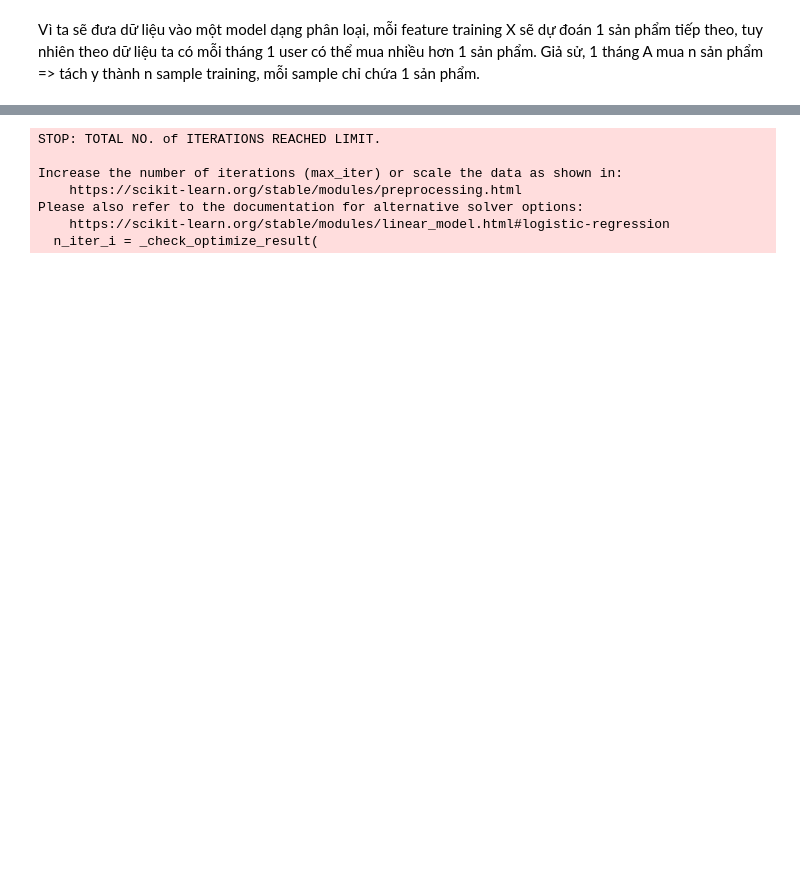
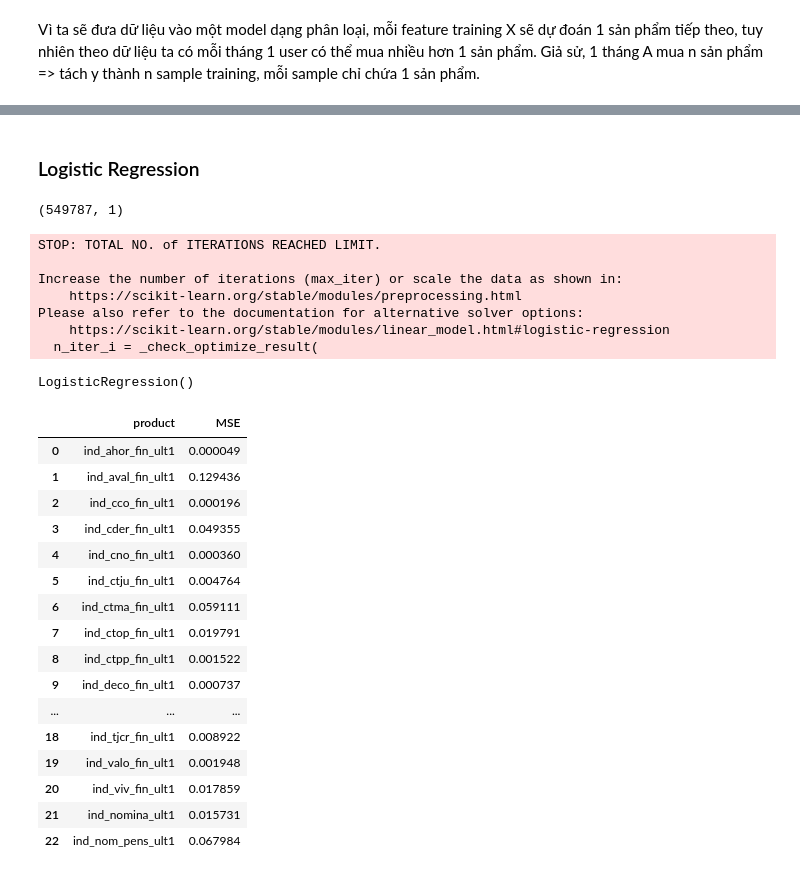
Before and after one commit to dat-browny/Santander-Recommend, a Jupyter notebook: XGBoost_Logistic.ipynb, the cells around one changed output, grey strips where cells are left out. Saved outputs shown, nothing was run; the diff lists cells and outputs as text; code cells hidden in the pictures; blank space fills up the shorter version.

```diff
--- a/XGBoost_Logistic.ipynb
+++ b/XGBoost_Logistic.ipynb
@@ -231,9 +259,15 @@ get_submit_file(y_test)
+# %% [markdown]
+### Logistic Regression
+# %%
+X_train, X_dev, y_train, y_dev = train_test_split(X_filled, y ,test_size=0.1, random_state=42, stratify=y)
+# %%
+y_train.shape
+# %% [output]
+(549787, 1)
 # %%
 from sklearn.linear_model import LogisticRegression
 clf = LogisticRegression()
-clf.fit(X_filled, y)
-y_test = clf.predict(X_test)
-get_submit_file(y_test)
+clf.fit(X_train, y_train)
 # %% [output]
 STOP: TOTAL NO. of ITERATIONS REACHED LIMIT.
 
@@ -242,3 +276,4 @@ Increase the number of iterations (max_iter) or scale the data as shown in:
 Please also refer to the documentation for alternative solver options:
     https://scikit-learn.org/stable/modules/linear_model.html#logistic-regression
   n_iter_i = _check_optimize_result(
+LogisticRegression()
@@ -244,0 +283,19 @@ Please also refer to the documentation for alternative solver options:
+# %%
+y_pred = clf.predict(X_dev)
+# %%
+from sklearn.metrics import mean_squared_error as mse
+from sklearn.preprocessing import OneHotEncoder
+
+def eval_logistic(y_pred, y_truth):
+    record = []
+    encoder = OneHotEncoder()
+    y_truth = encoder.fit_transform(y_truth).toarray()
+    y_pred = encoder.transform(np.reshape(y_pred, (y_pred.shape[0], 1))).toarray()
+
+    for class_ in range(y_pred.shape[1]):
+        label = label_col[class_]
+        error = mse(y_truth[:, class_], y_pred[:, class_])
+        record.append([label, error])
+    return record
+
+df_eval = pd.DataFrame(eval_logistic(y_pred, y_dev), columns=['product', 'MSE'])
@@ -244,0 +306,20 @@ Please also refer to the documentation for alternative solver options:
+# %%
+df_eval
+# %% [output]
+|  | product | MSE |
+| 0 | ind_ahor_fin_ult1 | 0.000049 |
+| 1 | ind_aval_fin_ult1 | 0.129436 |
+| 2 | ind_cco_fin_ult1 | 0.000196 |
+| 3 | ind_cder_fin_ult1 | 0.049355 |
+| 4 | ind_cno_fin_ult1 | 0.000360 |
+| 5 | ind_ctju_fin_ult1 | 0.004764 |
+| 6 | ind_ctma_fin_ult1 | 0.059111 |
+| 7 | ind_ctop_fin_ult1 | 0.019791 |
+| 8 | ind_ctpp_fin_ult1 | 0.001522 |
+| 9 | ind_deco_fin_ult1 | 0.000737 |
+| ... | ... | ... |
+| 18 | ind_tjcr_fin_ult1 | 0.008922 |
+| 19 | ind_valo_fin_ult1 | 0.001948 |
+| 20 | ind_viv_fin_ult1 | 0.017859 |
+| 21 | ind_nomina_ult1 | 0.015731 |
+| 22 | ind_nom_pens_ult1 | 0.067984 |
```
Also changed, not shown: parts of 15 cells of this notebook, 3 other files.
